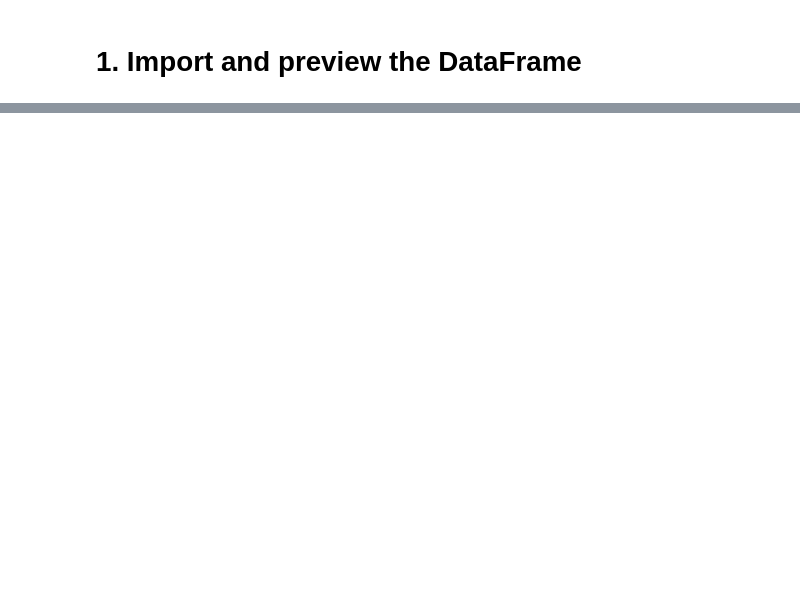
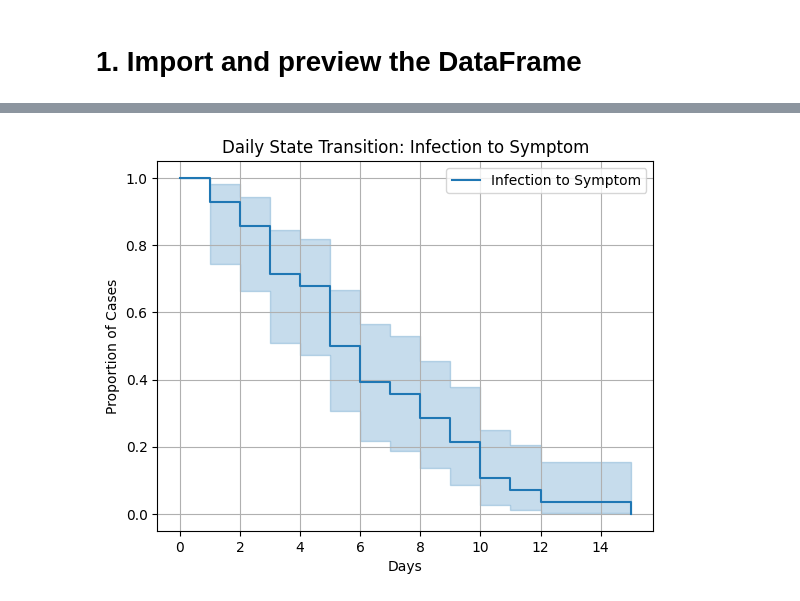
Before and after one commit to dmdce/CSMODEL-MCO1-Notebook-Files, a Jupyter notebook: CSMODEL_MCO1_Notebook.ipynb, the cells around one changed output, grey strips where cells are left out. Cells and saved outputs as stored; diff of their text form; code cells hidden in the pictures; blank space fills up the shorter version.

Commit message:
feat: state mapping logic

```diff
--- a/CSMODEL_MCO1_Notebook.ipynb
+++ b/CSMODEL_MCO1_Notebook.ipynb
@@ -10 +31,9 @@
+# %%
+# Import needed libraries
+import pandas as pd
+import matplotlib.pyplot as plt
+from lifelines import KaplanMeierFitter
+
+# Shorten KaplanMeierFitter() function
+kmf = KaplanMeierFitter()
 # %%
@@ -261,0 +155,14 @@ r = 0.821
+# %%
+# Create boolean variable columns with the condition if the corresponding transitions occurred
+df_ind['event_IA_to_IS'] = df_ind['onset_of_symptom'].notnull().astype(int)
+df_ind['event_IS_to_C'] = df_ind['confirmed_date'].notnull().astype(int)
+df_ind['event_C_to_IC'] = df_ind['icu'].notnull().astype(int)
+df_ind['event_C_to_R'] = df_ind['recovery'].notnull().astype(int)
+df_ind['event_C_to_D'] = df_ind['death_date'].notnull().astype(int)
+
+# Verify
+print(df_ind['event_IA_to_IS'].value_counts())
+print(df_ind['event_IS_to_C'].value_counts())
+print(df_ind['event_C_to_IC'].value_counts())
+print(df_ind['event_C_to_R'].value_counts())
+print(df_ind['event_C_to_D'].value_counts())
@@ -261,0 +189,24 @@ r = 0.821
+# %%
+# Extract filtered observations into individual DataFrames
+df_clean_IA_to_IS = df_ind.dropna(subset='duration_IA_to_IS')
+df_clean_IS_to_C = df_ind.dropna(subset='duration_IS_to_C')
+df_clean_C_to_IC = df_ind.dropna(subset='duration_C_to_IC')
+df_clean_C_to_R = df_ind.dropna(subset='duration_C_to_R')
+df_clean_C_to_D = df_ind.dropna(subset='duration_C_to_D')
+# %%
+# Use kmf to estimate Infection to Symptom survival function
+kmf.fit(
+    durations = df_clean_IA_to_IS['duration_IA_to_IS'],
+    event_observed = df_clean_IA_to_IS['event_IA_to_IS'],
+    label = 'Infection to Symptom'
+)
+
+# View
+kmf.plot_survival_function()
+plt.title('Daily State Transition: Infection to Symptom')
+plt.xlabel('Days')
+plt.ylabel('Proportion of Cases')
+plt.grid(True)
+plt.show()
+# %% [output]
+[figure, added]
```
Also changed, not shown: parts of 46 cells of this notebook.
